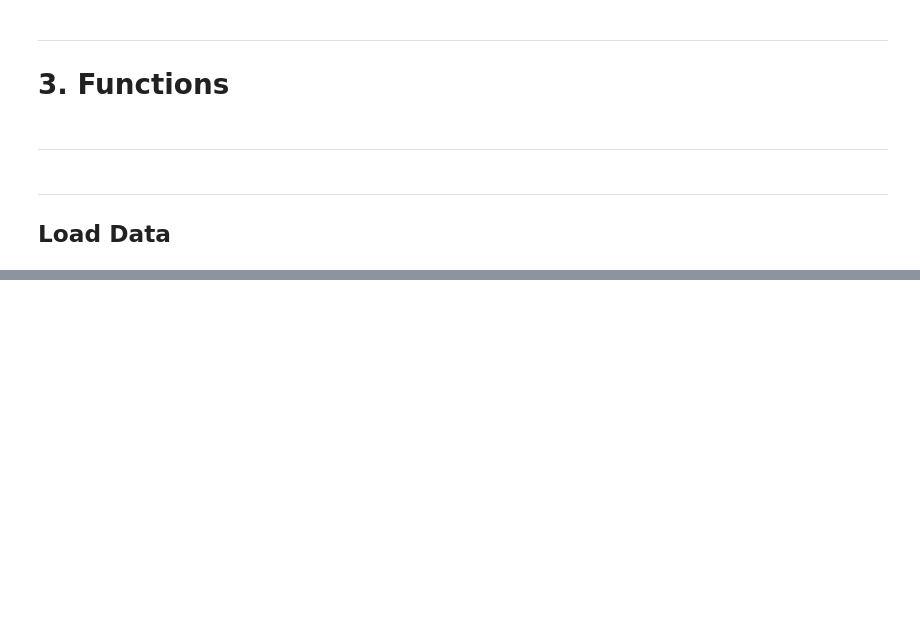
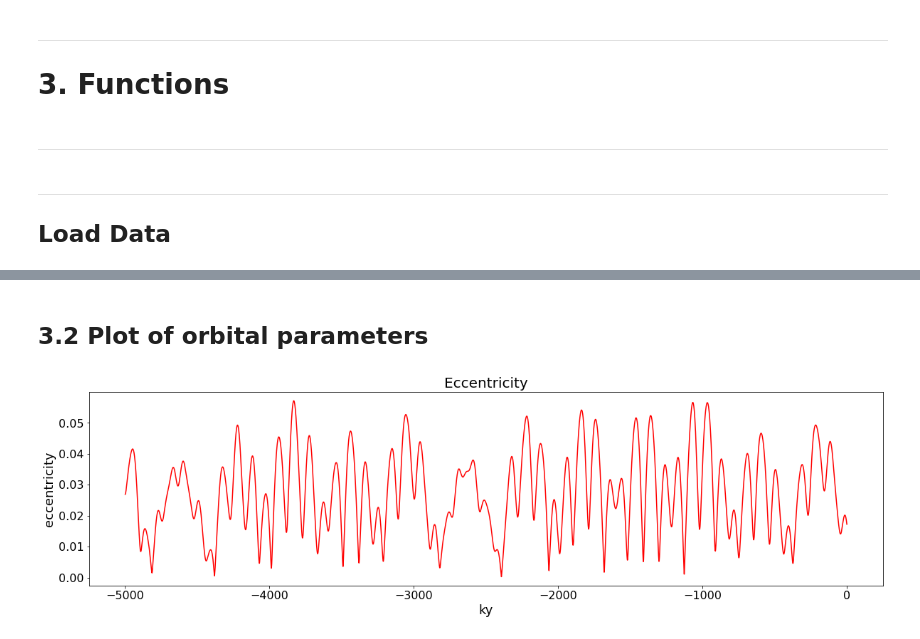
Before and after one commit to btschwertfeger/Orbit-astronomical-theory-of-ice-ages-Website, a Jupyter notebook: orbital_and_astronomical_theroy_of_ice_ages.ipynb, the cells around one changed output, grey strips where cells are left out. Drawn from its saved outputs; the diff is of its cells as text; code cells hidden in the pictures; blank space fills up the shorter version.

```diff
--- a/orbital_and_astronomical_theroy_of_ice_ages.ipynb
+++ b/orbital_and_astronomical_theroy_of_ice_ages.ipynb
@@ -797,0 +651,2 @@ ax.set_xticklabels(MONTHS);
+# %% [markdown]
+## 3.2 Plot of orbital parameters <a name='orbitparam'></a>
@@ -797,0 +662,9 @@ ax.set_xticklabels(MONTHS);
+# %%
+plt.figure(figsize=(20,5))
+plt.plot(time, eccNew, label='eccentricity', color='red')
+#date_ = datetime.datetime(2021,1,1) + datetime.timedelta(days=day); month_name = date_.strftime('%B')
+plt.title(f'Eccentricity')# at latitude {lat} on {month_name}, {date_.day} (day of year: {day})')
+plt.xlabel('ky')
+plt.ylabel('eccentricity');
+# %% [output]
+[figure, added]
```
Also changed, not shown: parts of 47 cells of this notebook, 4 other files.
